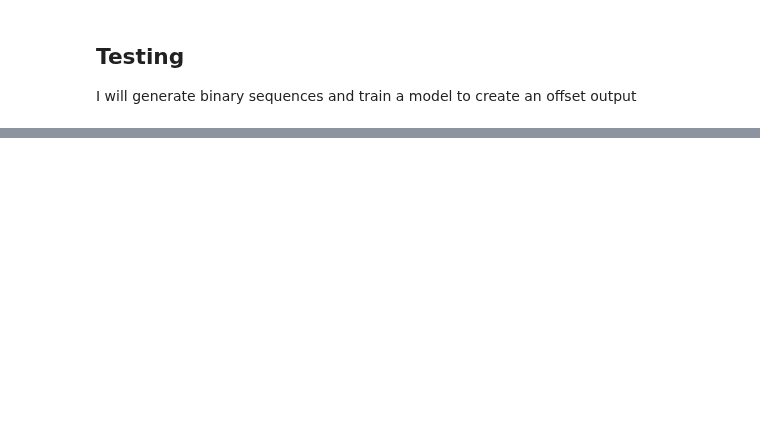
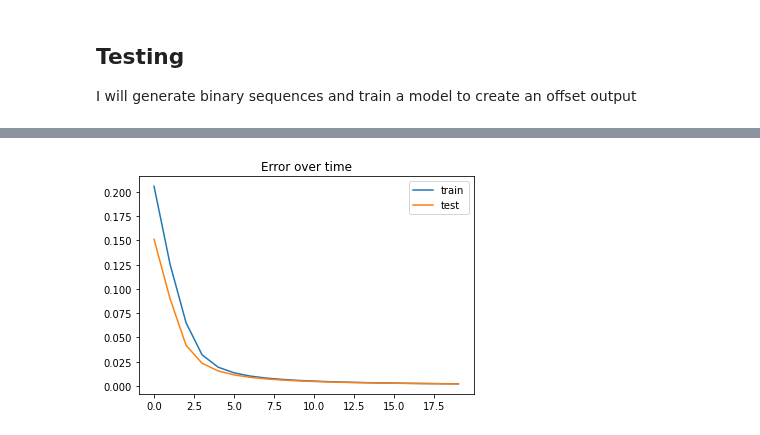
Before and after one commit to CahidArda/data-science-intenship-study, a Jupyter notebook: notebooks/rnn/rnn.ipynb, the cells around one changed output, grey strips where cells are left out. Saved outputs shown, nothing was run; the diff lists cells and outputs as text; code cells hidden in the pictures; blank space fills up the shorter version.

```diff
--- a/notebooks/rnn/rnn.ipynb
+++ b/notebooks/rnn/rnn.ipynb
@@ -35,16 +44,10 @@ class RNN(tf.Module):
 I will generate binary sequences and train a model to create an offset output
 # %%
 # x: batch of sequences (batch_size, sequence length)
-def train(model, x, y_actual, learning_rate):
+def train(model, batch, y_actual, learning_rate):
+    with tf.GradientTape() as tape:
 
-    y_preds = []
-
-    with tf.GradientTape() as tape:
-        for point in range(x.shape[1]):
-            y_preds.append(model(x[:, point, None]))
-
-
-        y_pred = tf.concat(y_preds, axis = 1)
+        y_pred = model.run_batch(batch)
 
         current_loss = tf.reduce_mean(tf.square(y_pred - y_actual))
 
@@ -55,6 +58,6 @@ def train(model, x, y_actual, learning_rate):
         model.w2.assign_sub(learning_rate * d_w2)
         model.b2.assign_sub(learning_rate * d_b2)
 
-    return current_loss
+    return current_loss.numpy()
 # %%
 # Define a training loop
@@ -110,3 +129,11 @@ Epoch 499: loss=0.00029
+# %%
+plt.plot(train_errors, label = 'train')
+plt.plot(test_errors, label = 'test')
+plt.legend()
+plt.title("Error over time")
+plt.show()
+# %% [output]
+[figure, added]
 # %%
 def plot_data(x, y, batch_index, sequence_index, model = None):
     # plot x to 0.25,
```
Also changed, not shown: parts of 5 cells of this notebook.
